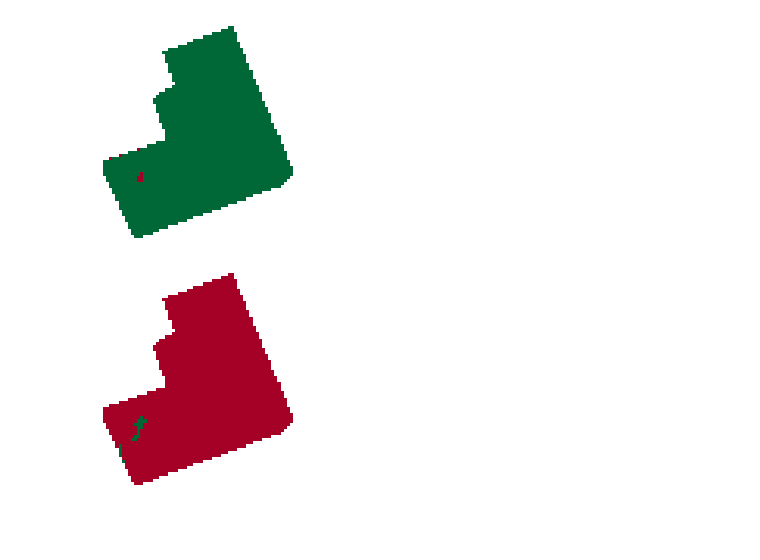
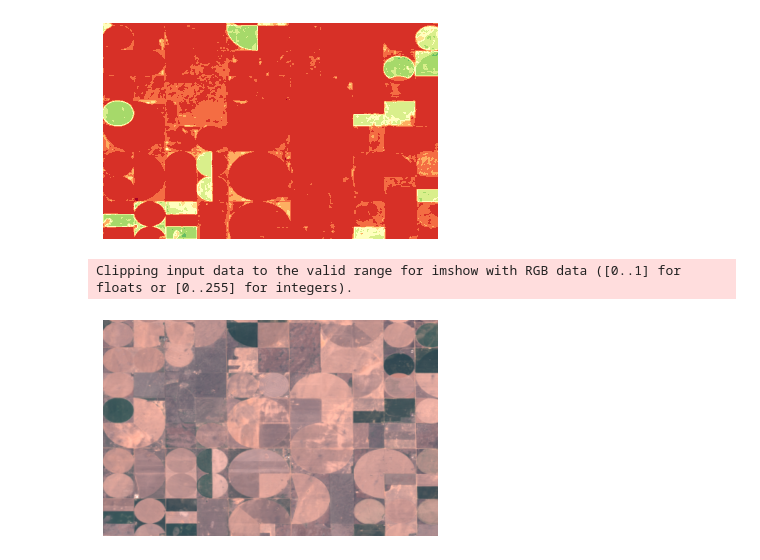
Before and after one commit to vultusABl/CoparnicusHackathon-, a Jupyter notebook: anomaly.ipynb, the cells around one changed output. Cells and saved outputs as stored; diff of their text form; code cells hidden in the pictures; blank space fills up the shorter version.

```diff
--- a/anomaly.ipynb
+++ b/anomaly.ipynb
@@ -6,11 +45,23 @@ import numpy
 # %%
 #read_band Function reads tif files(tif files are the ) and retuns the raster data in ndarry format.
-def read_band(band):
+def read_band(band,index):
     with rio.open(band) as src:
-        band = src.read(1).astype('float64')
+        band = src.read(index).astype('float64')
     return band
+
+def ndwicalc(B8, B4):
+    ndwi = ((B8- B4) * 1.0) / ((B8+ B4) * 1.0)
+    ndwi = ndwi.astype(np.float32)
+    return ndwi
+
+def rgbcalc(red,green,blue):
+    rgb = np.dstack([(red/10000)*4, (green/10000)*4, (blue/10000)*4])
+    rgb = rgb.astype(np.float32)
+    return rgb
+
+
 #generatepng_ph function reads the raster data and generates image we use matplotlib to generate image.
-def generatepng_ph(values):
+def generatepng_ndvi(values):
     cmap = mpl.colors.ListedColormap(["#A50026", "#D73027", "#F46D43", "#FDAE61", "#FEE08B", "#FFFFBF", "#D9EF8B", "#A6D96A", "#66BD63", "#1A9850", "#006837"])
     bounds = [0, 0.1, 0.2, 0.3, 0.4, 0.5, 0.6, 0.7, 0.8, 0.9, 1]
     norm = mpl.colors.BoundaryNorm(bounds, cmap.N)
@@ -18,11 +69,9 @@ def generatepng_ph(values):
     plt.axis('off')
     plt.show()
     return
-def generatepng_annomaly(values):
-    cmap = mpl.colors.ListedColormap(["#A50026","#000000", "#006837"])
-    bounds = [-1,-0.0001,1]
-    norm = mpl.colors.BoundaryNorm(bounds, cmap.N)
-    plt.imshow(values, cmap=cmap, norm=norm)
+
+def generatepng_rgb(values):
+    plt.imshow(values)
     plt.axis('off')
     plt.show()
     return
@@ -43,8 +78,14 @@ generatepng_ph(val1)
-# %%
-generatepng_annomaly(change1)
-# %% [output]
-[figure, removed]
-# %%
-generatepng_annomaly(change2)
-# %% [output]
-[figure, removed]
+# %%
+date1 = "./data/field1/2020-04-15_bands_clipped.tif"
+B4 = read_band(date1,4)
+B3 = read_band(date1,3)
+B2 = read_band(date1,2)
+B8 = read_band(date1,8)
+ndvi = ndwicalc(B8,B4)
+generatepng_ndvi(ndvi)
+rgb = rgbcalc(B4,B3,B2)
+generatepng_rgb(rgb)
+# %% [output]
+[figure, added]
+Clipping input data to the valid range for imshow with RGB data ([0..1] for floats or [0..255] for integers).
+[figure, added]
```
Also changed, not shown: parts of 9 cells of this notebook, 12 other files.
